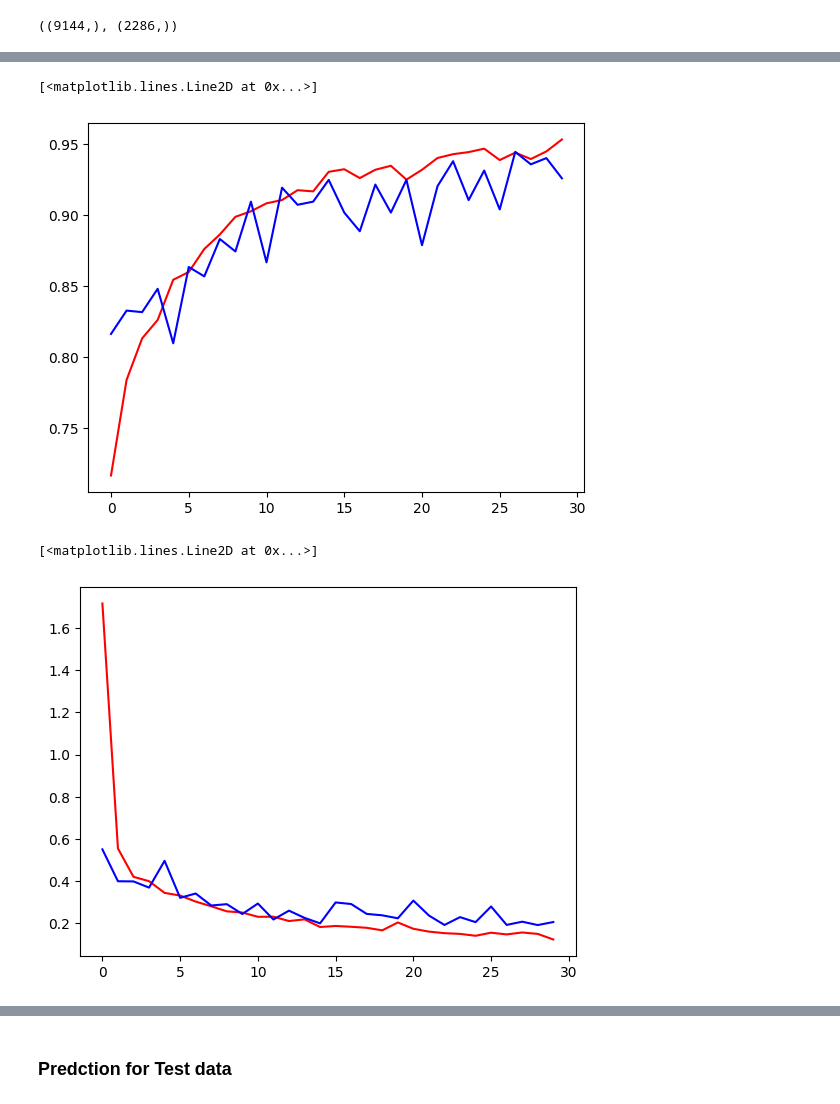
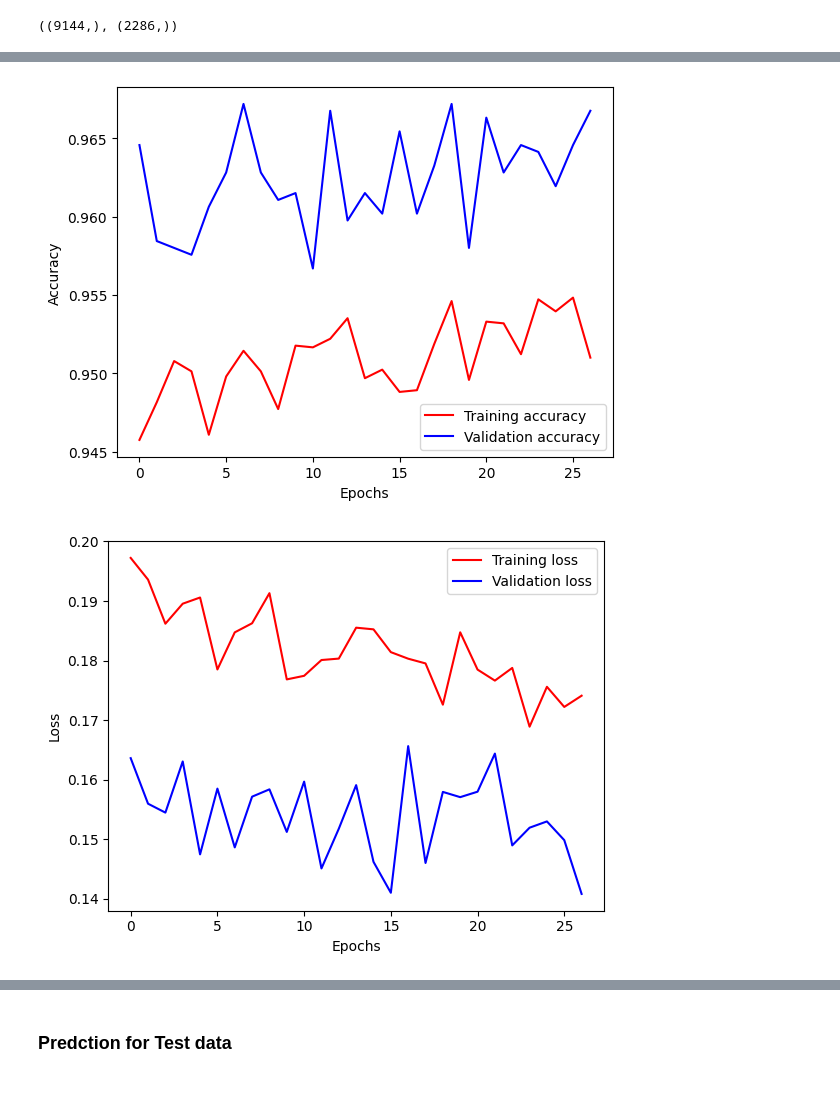
Before and after one commit to a-mankush/Pishing-Alert-X, a Jupyter notebook: notebook/Predctions.ipynb, the cells around one changed output, grey strips where cells are left out. Cells and saved outputs as stored; diff of their text form; code cells hidden in the pictures.

```diff
--- a/notebook/Predctions.ipynb
+++ b/notebook/Predctions.ipynb
@@ -154,3 +156,8 @@ y_train.shape, y_test.shape
+# %%
+scaler = StandardScaler()
+# %%
+X_train_scaled = scaler.fit_transform(X_train)
+X_test_scaled = scaler.transform(X_test)
 # %%
 import tensorflow
 from tensorflow import keras
@@ -161,13 +168,27 @@ from keras.regularizers import L2
 # %%
 model = Sequential()
 
-model.add(Dense(128, activation="relu", input_dim=X_train.shape[1]))
+model.add(Dense(128, activation="relu", input_dim=X_train_scaled.shape[1], kernel_regularizer=L2()))
+model.add(BatchNormalization())
+model.add(Dropout(0.2))
+
 model.add(Dense(128, activation='relu'))
+model.add(BatchNormalization())
+model.add(Dropout(0.5))
+
 model.add(Dense(128, activation='relu'))
-model.add(Dropout(0.2))
+model.add(BatchNormalization())
+model.add(Dropout(0.5))
+
+model.add(Dense(64, activation='relu'))
+model.add(BatchNormalization())
+model.add(Dropout(0.5))
+
 model.add(Dense(1, activation='sigmoid'))
 
+early_stoping = EarlyStopping(monitor='val_accuracy', patience=20, verbose=1, restore_best_weights=True)
+
 model.compile(loss='binary_crossentropy', optimizer='Adam', metrics=['accuracy'])
 # %%
-history = model.fit(X_train, y_train, epochs=30, validation_split=0.1, batch_size=128)
+history = model.fit(X_train_scaled, y_train, epochs=300, validation_data=(X_test_scaled, y_test), callbacks=[early_stoping])
 # %% [output]
@@ -191,13 +212,22 @@ Epoch 30/30
 # %%
-plt.plot(history.history['accuracy'], color='r')
-plt.plot(history.history['val_accuracy'], color='b')
+plt.plot(history.history['accuracy'], color='r', label='Training accuracy')
+plt.plot(history.history['val_accuracy'], color='b', label='Validation accuracy')
+plt.xlabel("Epochs")
+plt.ylabel("Accuracy")
+
+plt.legend()
+
+plt.savefig("acc.png")
 # %% [output]
-[<matplotlib.lines.Line2D at 0x...>]
-[figure, old version]
+[figure, new version]
 # %%
-plt.plot(history.history['loss'], color='r')
-plt.plot(history.history['val_loss'], color='b')
+plt.plot(history.history['loss'], color='r', label='Training loss')
+plt.plot(history.history['val_loss'], color='b', label='Validation loss')
+plt.xlabel("Epochs")
+plt.ylabel("Loss")
+plt.legend()
+
+plt.savefig("loss.png")
 # %% [output]
-[<matplotlib.lines.Line2D at 0x...>]
-[figure, old version]
+[figure, new version]
 # %%
```
Also changed, not shown: parts of 20 cells of this notebook, 12 other files.
